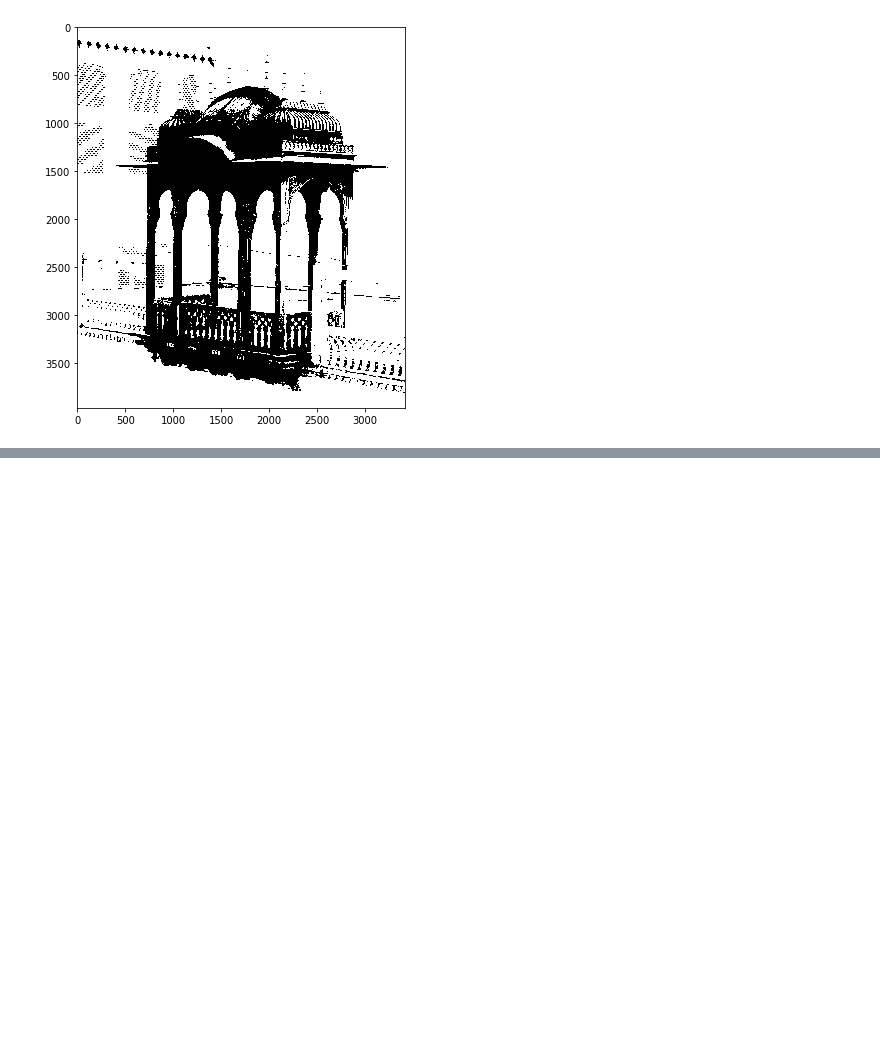
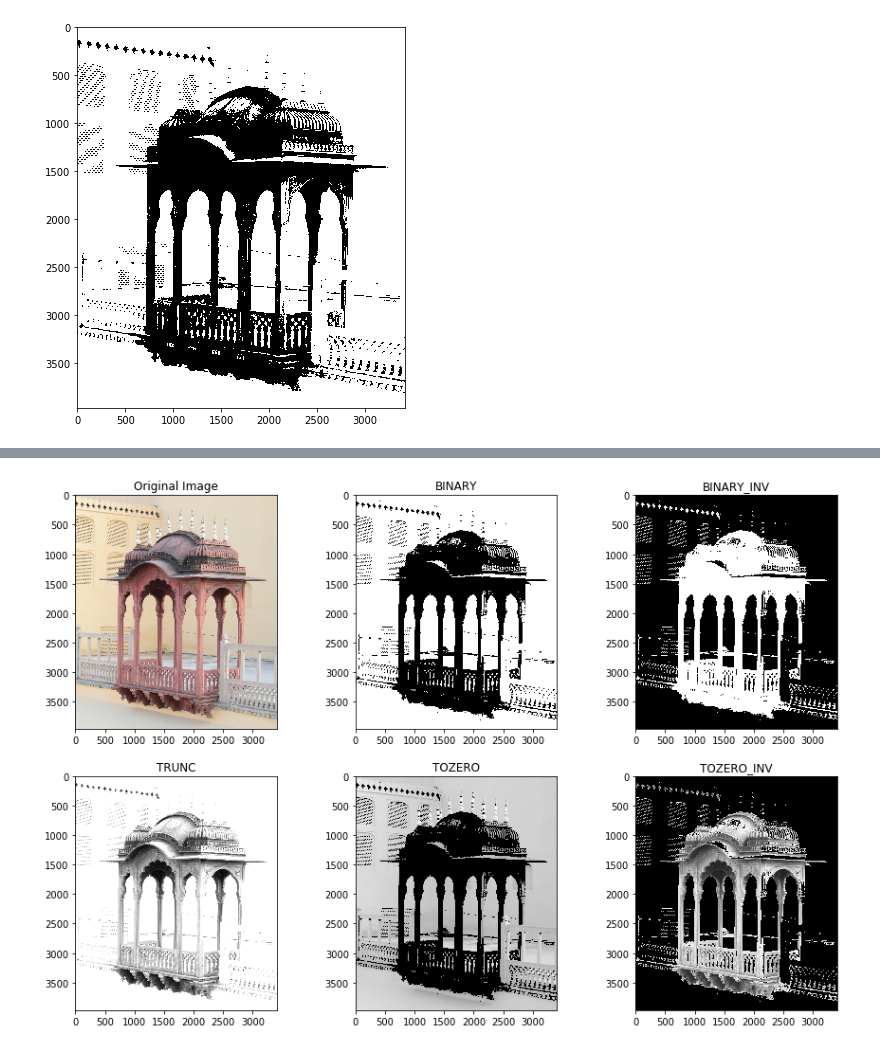
Before and after one commit to thisisashukla/computer-vision, a Jupyter notebook: 5_segmentation/01_non_contextual_segmentation.ipynb, the cells around one changed output, grey strips where cells are left out. Saved outputs shown, nothing was run; the diff lists cells and outputs as text; code cells hidden in the pictures; blank space fills up the shorter version.

```diff
--- a/5_segmentation/01_non_contextual_segmentation.ipynb
+++ b/5_segmentation/01_non_contextual_segmentation.ipynb
@@ -83,0 +85,19 @@ plt.show()
+# %%
+ret,thresh1 = cv2.threshold(image_g, 160, 235, cv2.THRESH_BINARY)
+ret,thresh2 = cv2.threshold(image_g, 160, 235, cv2.THRESH_BINARY_INV)
+ret,thresh3 = cv2.threshold(image_g, 160, 235, cv2.THRESH_TRUNC)
+ret,thresh4 = cv2.threshold(image_g, 160, 235, cv2.THRESH_TOZERO)
+ret,thresh5 = cv2.threshold(image_g, 160, 235, cv2.THRESH_TOZERO_INV)
+
+titles = ['Original Image','BINARY','BINARY_INV','TRUNC','TOZERO','TOZERO_INV']
+images = [image, thresh1, thresh2, thresh3, thresh4, thresh5]
+
+f, ax = plt.subplots(2, 3, figsize = (15, 10))
+for i in range(2):
+    for j in range(3):
+        ax[i][j].imshow(images[3*i+j],'gray')
+        ax[i][j].set_title(titles[3*i+j])
+
+plt.show()
+# %% [output]
+[figure, added]
```
Also changed, not shown: parts of 7 cells of this notebook.
